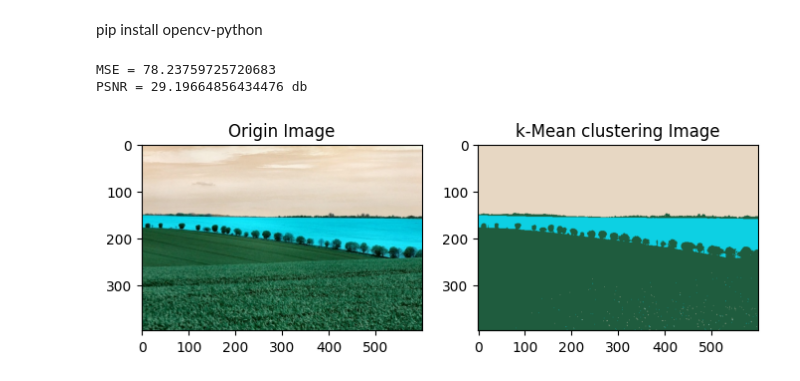
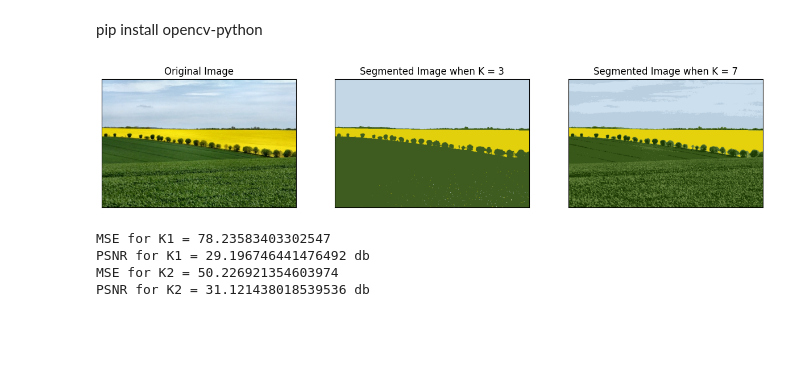
Before and after one commit to nanachi-code/NCKH-kmeans, a Jupyter notebook: kmeans.ipynb, the cells around one changed output. Cells and saved outputs as stored; diff of their text form; code cells hidden in the pictures; blank space fills up the shorter version.

```diff
--- a/kmeans.ipynb
+++ b/kmeans.ipynb
@@ -1,8 +1,8 @@
+# %% [markdown]
+pip install opencv-python
 # %%
 import cv2
 import math
 import numpy as np
 import matplotlib.pyplot as plt
-# %% [markdown]
-pip install opencv-python
 # %%
@@ -46,6 +66,8 @@ def show(in_path, out_path, K):
 # %%
-show('img/in1.jpg', 'img/out1.jpg', 3)
+show('img/in1.jpg', 3, 7)
 # %% [output]
+[figure, new version]
-MSE = 78.23759725720683
-PSNR = 29.19664856434476 db
+MSE for K1 = 78.23583403302547
+PSNR for K1 = 29.196746441476492 db
+MSE for K2 = 50.226921354603974
+PSNR for K2 = 31.121438018539536 db
-[figure, old version]
```
Also changed, not shown: parts of 5 cells of this notebook, 9 other files.
